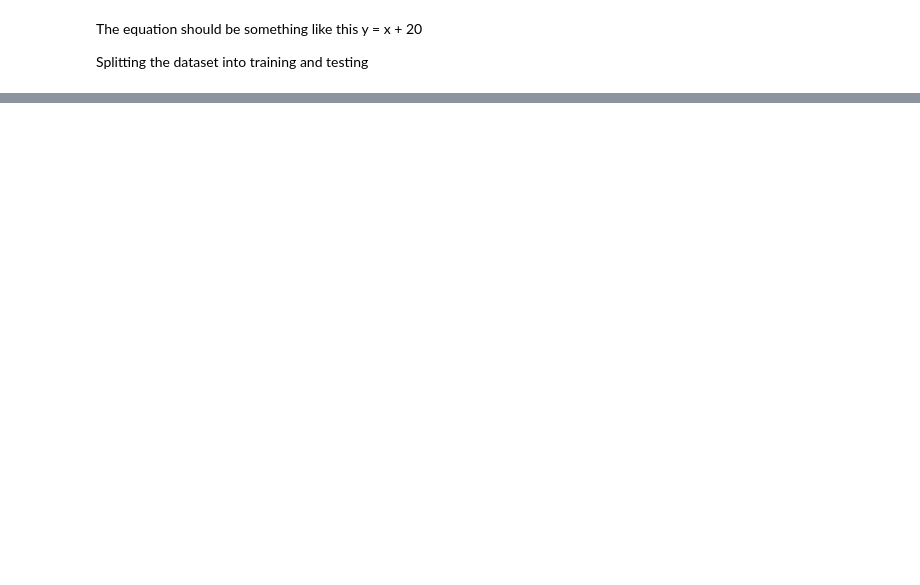
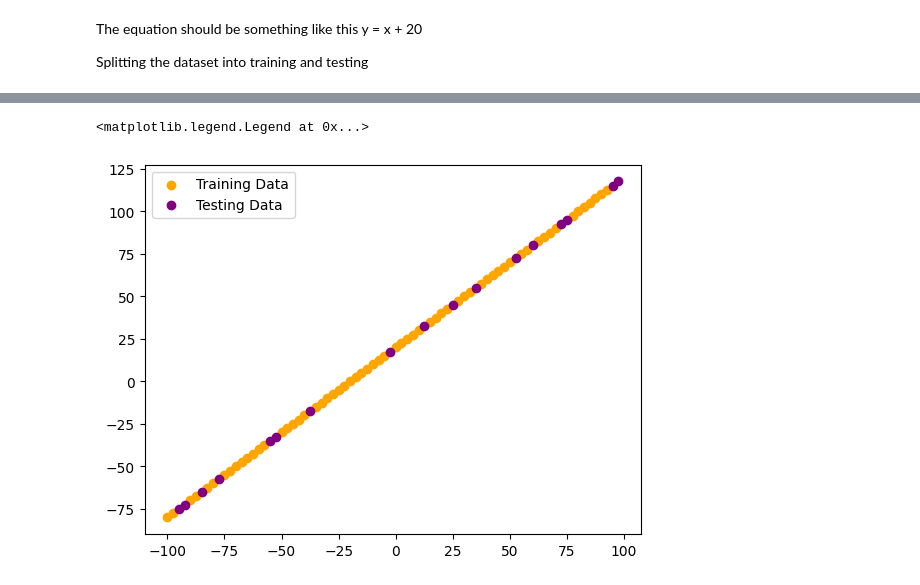
Before and after one commit to krahul2024/machine-learning, a Jupyter notebook: tensors/tensors_two.ipynb, the cells around one changed output, grey strips where cells are left out. Drawn from its saved outputs; the diff is of its cells as text; code cells hidden in the pictures; blank space fills up the shorter version.

```diff
--- a/tensors/tensors_two.ipynb
+++ b/tensors/tensors_two.ipynb
@@ -129,0 +163,7 @@ Splitting the dataset into training and testing
+# %%
+plt.scatter(x_train, y_train, c = 'orange',  label = 'Training Data')
+plt.scatter(x_test, y_test, c = 'purple', label = 'Testing Data')
+plt.legend()
+# %% [output]
+<matplotlib.legend.Legend at 0x...>
+[figure, added]
```
Also changed, not shown: parts of 8 cells of this notebook.
